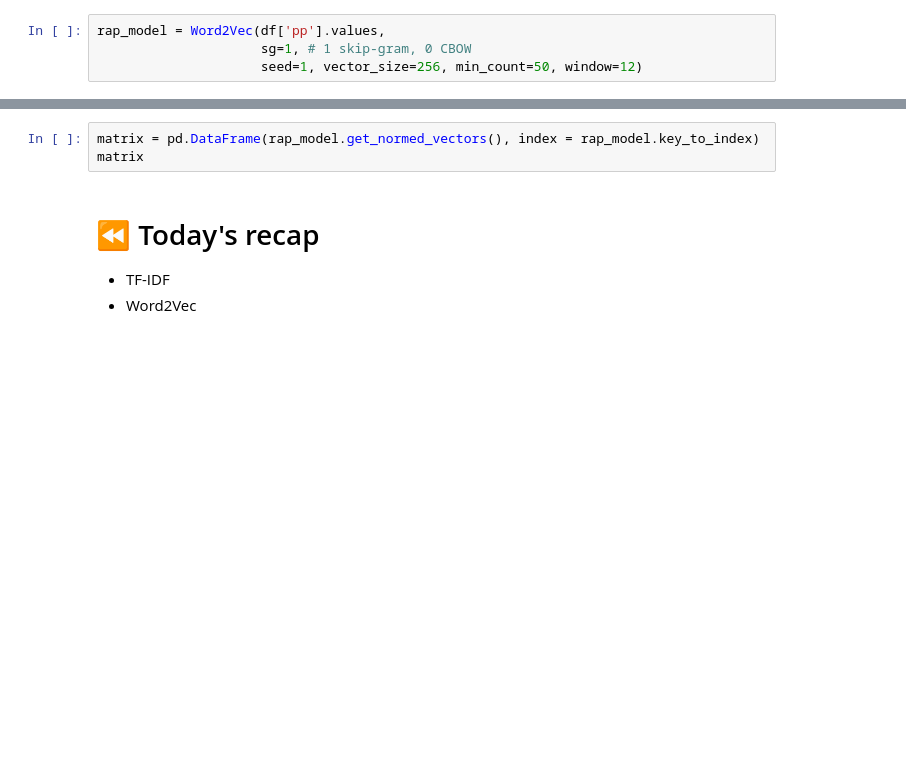
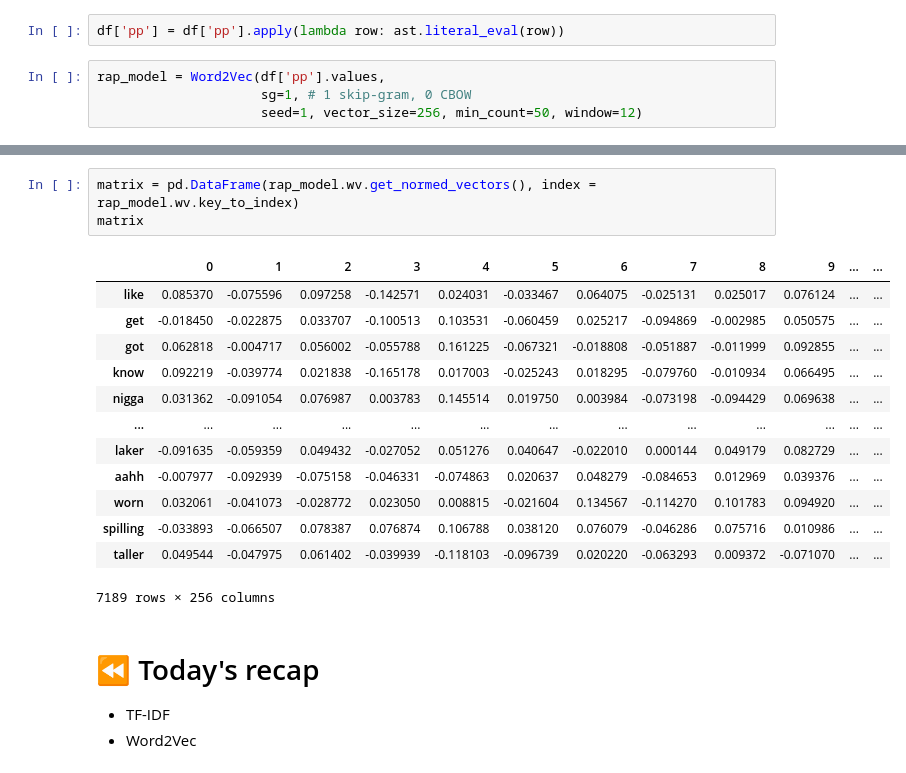
Before and after one commit to CodeYourDreams/DataScience_Burundi2023, a Jupyter notebook: Class 20 - Word2Vec/class_20_word2vec.ipynb, the cells around one changed output, grey strips where cells are left out. Drawn from its saved outputs; the diff is of its cells as text; blank space fills up the shorter version.

```diff
--- a/Class 20 - Word2Vec/class_20_word2vec.ipynb
+++ b/Class 20 - Word2Vec/class_20_word2vec.ipynb
@@ -334,6 +334,8 @@ df.sample(5)
 | 4035 | /lil-wayne/ | That's What They Call Me | /lil-wayne/thats-what-they-call-m... | [Lil Wayne - Verse 1]\nMan, I ain... | en | ['lil', 'wayne', 'verse', 'man', ... |
 | 1506 | /chris-brown/ | Got To War For Ya | /chris-brown/got-to-war-for-ya.html | (trecho)\n\nWhat's the point in m... | en | ['trecho', 'point', 'havin', 'cro... |
 | 12302 | /fugees/ | Blunted On Reality | /fugees/blunted-on-reality.html | Intro)\n(*inhales, then coughs*)\... | en | ['intro', 'inhales', 'coughs', 'a... |
+# %%
+df['pp'] = df['pp'].apply(lambda row: ast.literal_eval(row))
 # %%
 rap_model = Word2Vec(df['pp'].values,
                      sg=1, # 1 skip-gram, 0 CBOW
@@ -348,6 +386,20 @@ matrix
 # %%
-matrix = pd.DataFrame(rap_model.get_normed_vectors(), index = rap_model.key_to_index)
+matrix = pd.DataFrame(rap_model.wv.get_normed_vectors(), index = rap_model.wv.key_to_index)
 matrix
+# %% [output]
+|  | 0 | 1 | 2 | 3 | 4 | 5 | 6 | 7 | 8 | 9 | ... | ... |
+| like | 0.085370 | -0.075596 | 0.097258 | -0.142571 | 0.024031 | -0.033467 | 0.064075 | -0.025131 | 0.025017 | 0.076124 | ... | ... |
+| get | -0.018450 | -0.022875 | 0.033707 | -0.100513 | 0.103531 | -0.060459 | 0.025217 | -0.094869 | -0.002985 | 0.050575 | ... | ... |
+| got | 0.062818 | -0.004717 | 0.056002 | -0.055788 | 0.161225 | -0.067321 | -0.018808 | -0.051887 | -0.011999 | 0.092855 | ... | ... |
+| know | 0.092219 | -0.039774 | 0.021838 | -0.165178 | 0.017003 | -0.025243 | 0.018295 | -0.079760 | -0.010934 | 0.066495 | ... | ... |
+| nigga | 0.031362 | -0.091054 | 0.076987 | 0.003783 | 0.145514 | 0.019750 | 0.003984 | -0.073198 | -0.094429 | 0.069638 | ... | ... |
+| ... | ... | ... | ... | ... | ... | ... | ... | ... | ... | ... | ... | ... |
+| laker | -0.091635 | -0.059359 | 0.049432 | -0.027052 | 0.051276 | 0.040647 | -0.022010 | 0.000144 | 0.049179 | 0.082729 | ... | ... |
+| aahh | -0.007977 | -0.092939 | -0.075158 | -0.046331 | -0.074863 | 0.020637 | 0.048279 | -0.084653 | 0.012969 | 0.039376 | ... | ... |
+| worn | 0.032061 | -0.041073 | -0.028772 | 0.023050 | 0.008815 | -0.021604 | 0.134567 | -0.114270 | 0.101783 | 0.094920 | ... | ... |
+| spilling | -0.033893 | -0.066507 | 0.078387 | 0.076874 | 0.106788 | 0.038120 | 0.076079 | -0.046286 | 0.075716 | 0.010986 | ... | ... |
+| taller | 0.049544 | -0.047975 | 0.061402 | -0.039939 | -0.118103 | -0.096739 | 0.020220 | -0.063293 | 0.009372 | -0.071070 | ... | ... |
+7189 rows × 256 columns
 # %% [markdown]
 # ⏪ Today's recap
 
```
Also changed, not shown: parts of 4 cells of this notebook.
